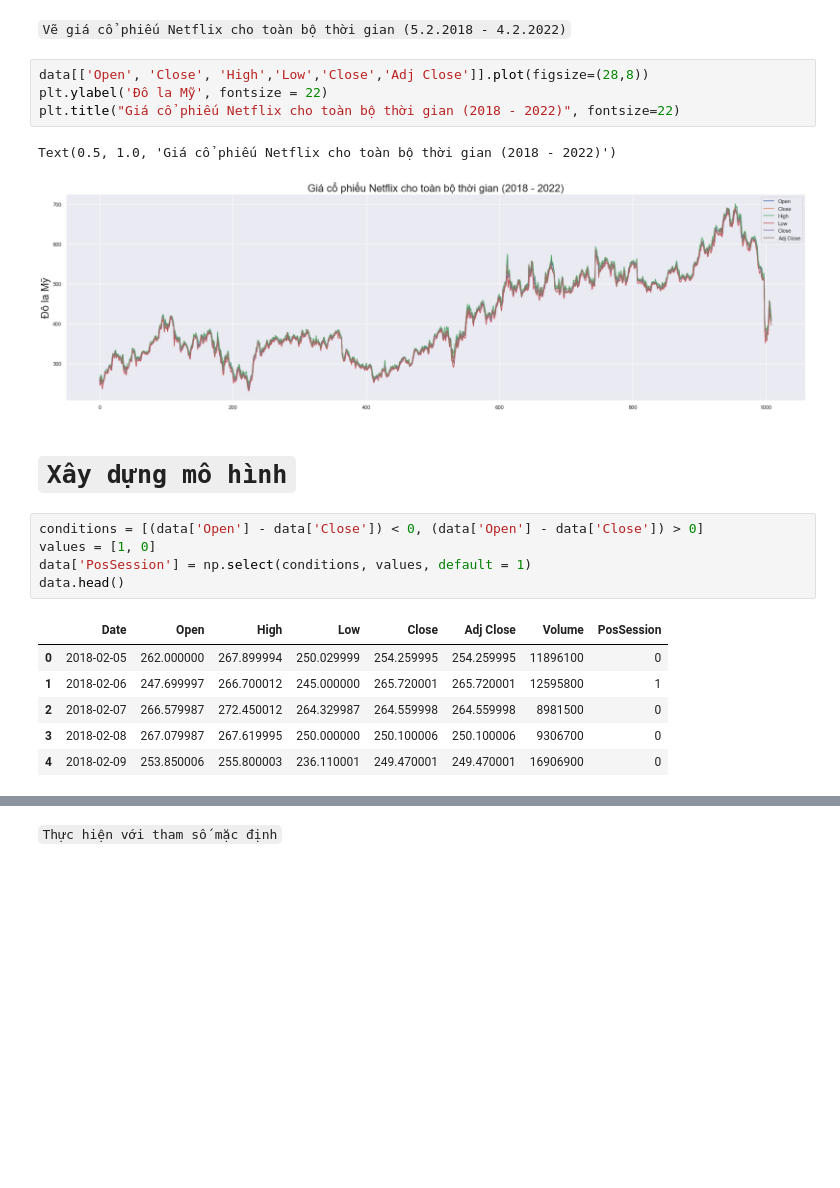
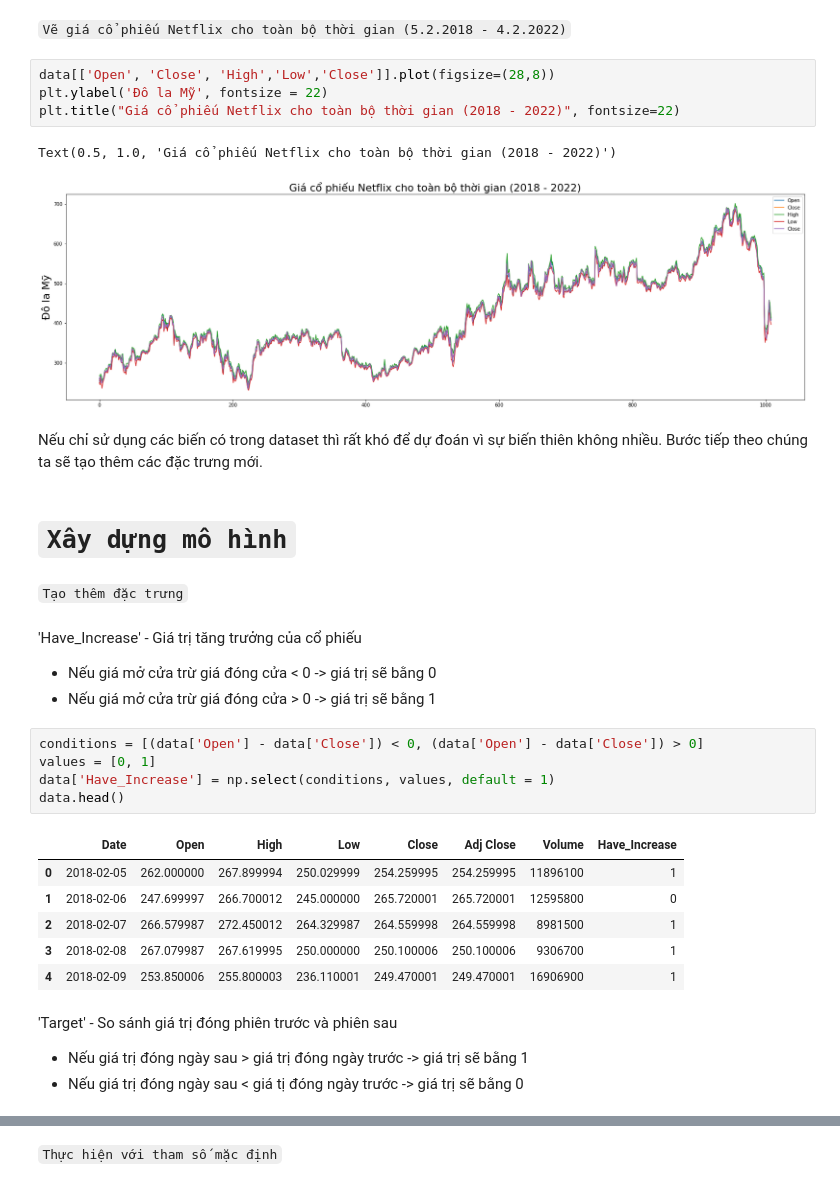
Before and after one commit to LeManhDuy/LogisticsRegressionModel, a Jupyter notebook: 102190259_LêMạnhDuy.ipynb, the cells around one changed output, grey strips where cells are left out. Saved outputs shown, nothing was run; the diff lists cells and outputs as text; blank space fills up the shorter version.

```diff
--- a/102190259_LêMạnhDuy.ipynb
+++ b/102190259_LêMạnhDuy.ipynb
@@ -71,24 +67,36 @@ memory usage: 55.3+ KB
 # %% [markdown]
 `Vẽ giá cổ phiếu Netflix cho toàn bộ thời gian (5.2.2018 - 4.2.2022)`
 # %%
-data[['Open', 'Close', 'High','Low','Close','Adj Close']].plot(figsize=(28,8))
+data[['Open', 'Close', 'High','Low','Close']].plot(figsize=(28,8))
 plt.ylabel('Đô la Mỹ', fontsize = 22)
 plt.title("Giá cổ phiếu Netflix cho toàn bộ thời gian (2018 - 2022)", fontsize=22)
 # %% [output]
 Text(0.5, 1.0, 'Giá cổ phiếu Netflix cho toàn bộ thời gian (2018 - 2022)')
-[figure, old version]
+[figure, new version]
+# %% [markdown]
+Nếu chỉ sử dụng các biến có trong dataset thì rất khó để dự đoán vì sự biến thiên không nhiều. Bước tiếp theo chúng ta sẽ tạo thêm các đặc trưng mới.
 # %% [markdown]
 # `Xây dựng mô hình`
+# %% [markdown]
+`Tạo thêm đặc trưng`
+# %% [markdown]
+'Have_Increase' - Giá trị tăng trưởng của cổ phiếu
++ Nếu giá mở cửa trừ giá đóng cửa < 0 -> giá trị sẽ bằng 0
++ Nếu giá mở cửa trừ giá đóng cửa > 0 -> giá trị sẽ bằng 1
 # %%
 conditions = [(data['Open'] - data['Close']) < 0, (data['Open'] - data['Close']) > 0]
-values = [1, 0]
-data['PosSession'] = np.select(conditions, values, default = 1)
+values = [0, 1]
+data['Have_Increase'] = np.select(conditions, values, default = 1)
 data.head()
 # %% [output]
-|  | Date | Open | High | Low | Close | Adj Close | Volume | PosSession |
-| 0 | 2018-02-05 | 262.000000 | 267.899994 | 250.029999 | 254.259995 | 254.259995 | 11896100 | 0 |
-| 1 | 2018-02-06 | 247.699997 | 266.700012 | 245.000000 | 265.720001 | 265.720001 | 12595800 | 1 |
-| 2 | 2018-02-07 | 266.579987 | 272.450012 | 264.329987 | 264.559998 | 264.559998 | 8981500 | 0 |
-| 3 | 2018-02-08 | 267.079987 | 267.619995 | 250.000000 | 250.100006 | 250.100006 | 9306700 | 0 |
-| 4 | 2018-02-09 | 253.850006 | 255.800003 | 236.110001 | 249.470001 | 249.470001 | 16906900 | 0 |
+|  | Date | Open | High | Low | Close | Adj Close | Volume | Have_Increase |
+| 0 | 2018-02-05 | 262.000000 | 267.899994 | 250.029999 | 254.259995 | 254.259995 | 11896100 | 1 |
+| 1 | 2018-02-06 | 247.699997 | 266.700012 | 245.000000 | 265.720001 | 265.720001 | 12595800 | 0 |
+| 2 | 2018-02-07 | 266.579987 | 272.450012 | 264.329987 | 264.559998 | 264.559998 | 8981500 | 1 |
+| 3 | 2018-02-08 | 267.079987 | 267.619995 | 250.000000 | 250.100006 | 250.100006 | 9306700 | 1 |
+| 4 | 2018-02-09 | 253.850006 | 255.800003 | 236.110001 | 249.470001 | 249.470001 | 16906900 | 1 |
+# %% [markdown]
+'Target' - So sánh giá trị đóng phiên trước và phiên sau
++ Nếu giá trị đóng ngày sau > giá trị đóng ngày trước -> giá trị sẽ bằng 1
++ Nếu giá trị đóng ngày sau < giá tị đóng ngày trước -> giá trị sẽ bằng 0
 # %%
```
Also changed, not shown: parts of 21 cells of this notebook.
